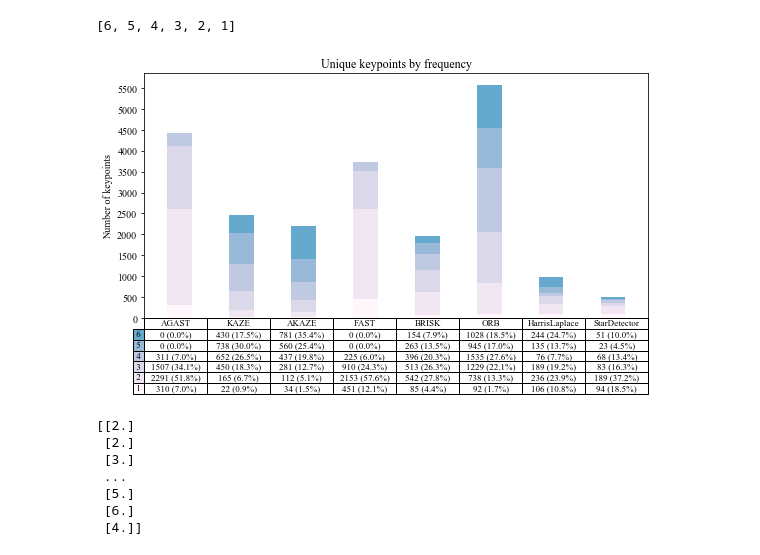
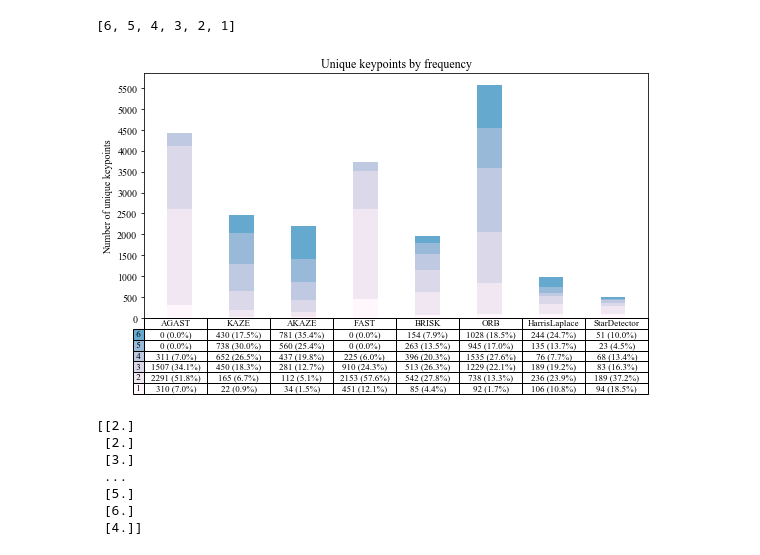
Before and after one commit to paul-shuvo/detector-descriptor-evaluation, a Jupyter notebook: src/detector_experiment.ipynb, the cells around one changed output. Cells and saved outputs as stored; diff of their text form; code cells hidden in the pictures.

Commit message:
fix: added unique to y label for kp frequncy percentage

```diff
--- a/src/detector_experiment.ipynb
+++ b/src/detector_experiment.ipynb
@@ -448,35 +448,35 @@ bar_width = 0.4
 y_offset = np.zeros(len(columns))
 fig, ax = plt.subplots(1, figsize=(10,5))
 # Plot bars and create text labels for the table
 cell_text = []
 for row in range(n_rows):
     ax.bar(index, data[row], bar_width, bottom=y_offset, color=colors[row])
     y_offset = y_offset + data[row]
     cell_text.append([f'{kp_num} ({percentage:.1f}%)'  for kp_num, percentage in zip(data[row], data_percentage[row])])
 # Reverse colors and text labels to display the last value at the top.
 colors = colors[::-1]
 cell_text.reverse()
 
 # Add a table at the bottom of the axes
 the_table = ax.table(cellText=cell_text,
                       rowLabels=row_labels,
                       rowLoc='left',
                       rowColours=colors,
                       colLabels=columns,
                       loc='bottom',
                       cellLoc='center')
 
 # Adjust layout to make room for the table:
 plt.subplots_adjust(left=0.2, bottom=0.2)
 
-plt.ylabel('Number of keypoints')
+plt.ylabel('Number of unique keypoints')
 plt.yticks(values * value_increment, ['%d' % val for val in values])
 plt.xticks([])
 plt.title('Unique keypoints by frequency')
 
 plt.show()
 # %% [output]
-[figure, old version]
+[figure, new version]
 # %%
 from itertools import chain
 
```
